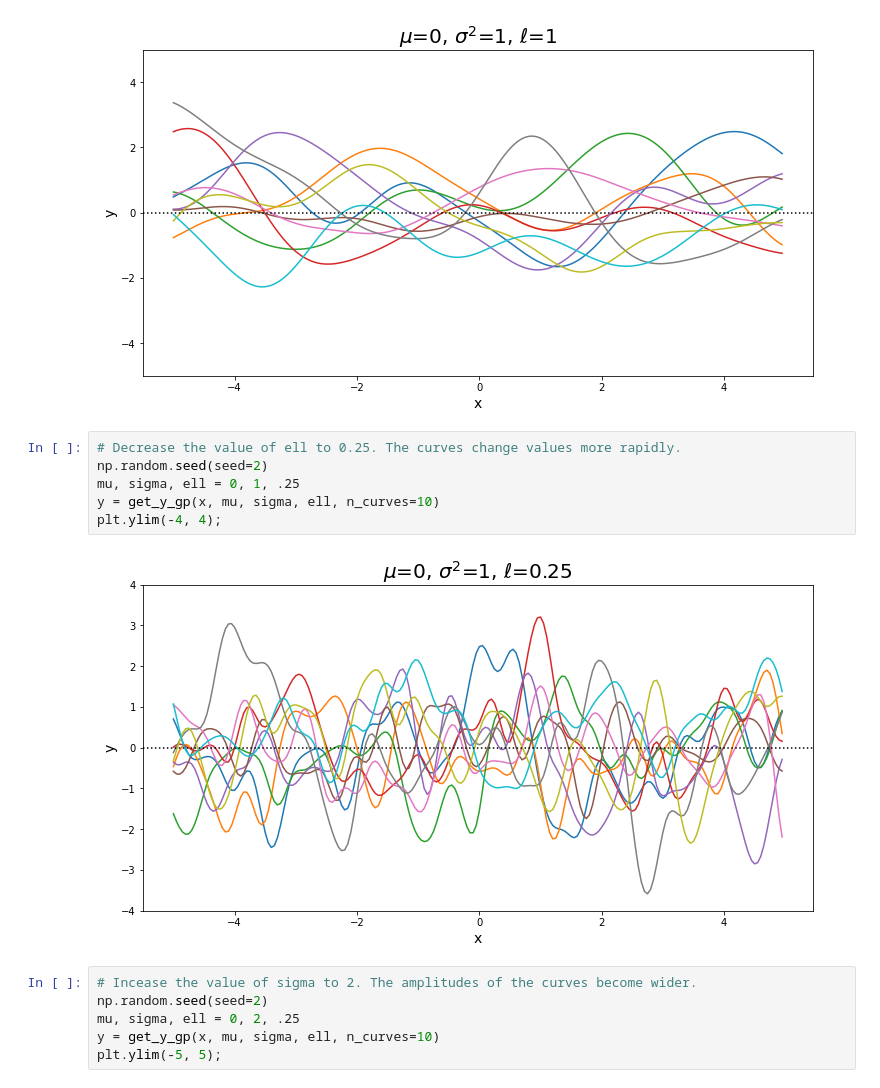
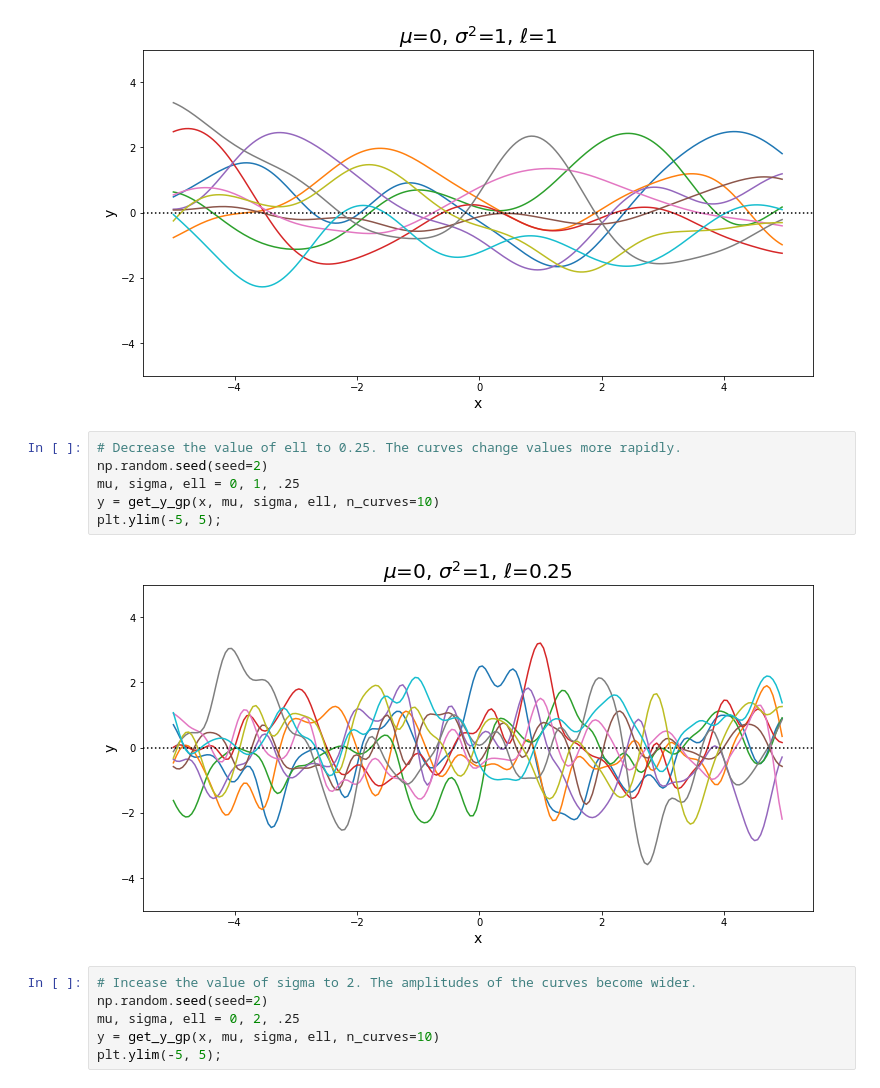
Before and after one commit to frogstar-world-b/Gaussian-Process, a Jupyter notebook: Introduction to the Gaussian Process.ipynb, the cells around one changed output. Drawn from its saved outputs; the diff is of its cells as text.

Commit message:
update y-axis limits in plot

```diff
--- a/Introduction to the Gaussian Process.ipynb
+++ b/Introduction to the Gaussian Process.ipynb
@@ -228,11 +228,11 @@ plt.ylim(-5, 5);
 # %%
 # Decrease the value of ell to 0.25. The curves change values more rapidly.
 np.random.seed(seed=2)
 mu, sigma, ell = 0, 1, .25
 y = get_y_gp(x, mu, sigma, ell, n_curves=10)
-plt.ylim(-4, 4);
+plt.ylim(-5, 5);
 # %% [output]
-[figure, old version]
+[figure, new version]
 # %%
 # Incease the value of sigma to 2. The amplitudes of the curves become wider.
 np.random.seed(seed=2)
```
